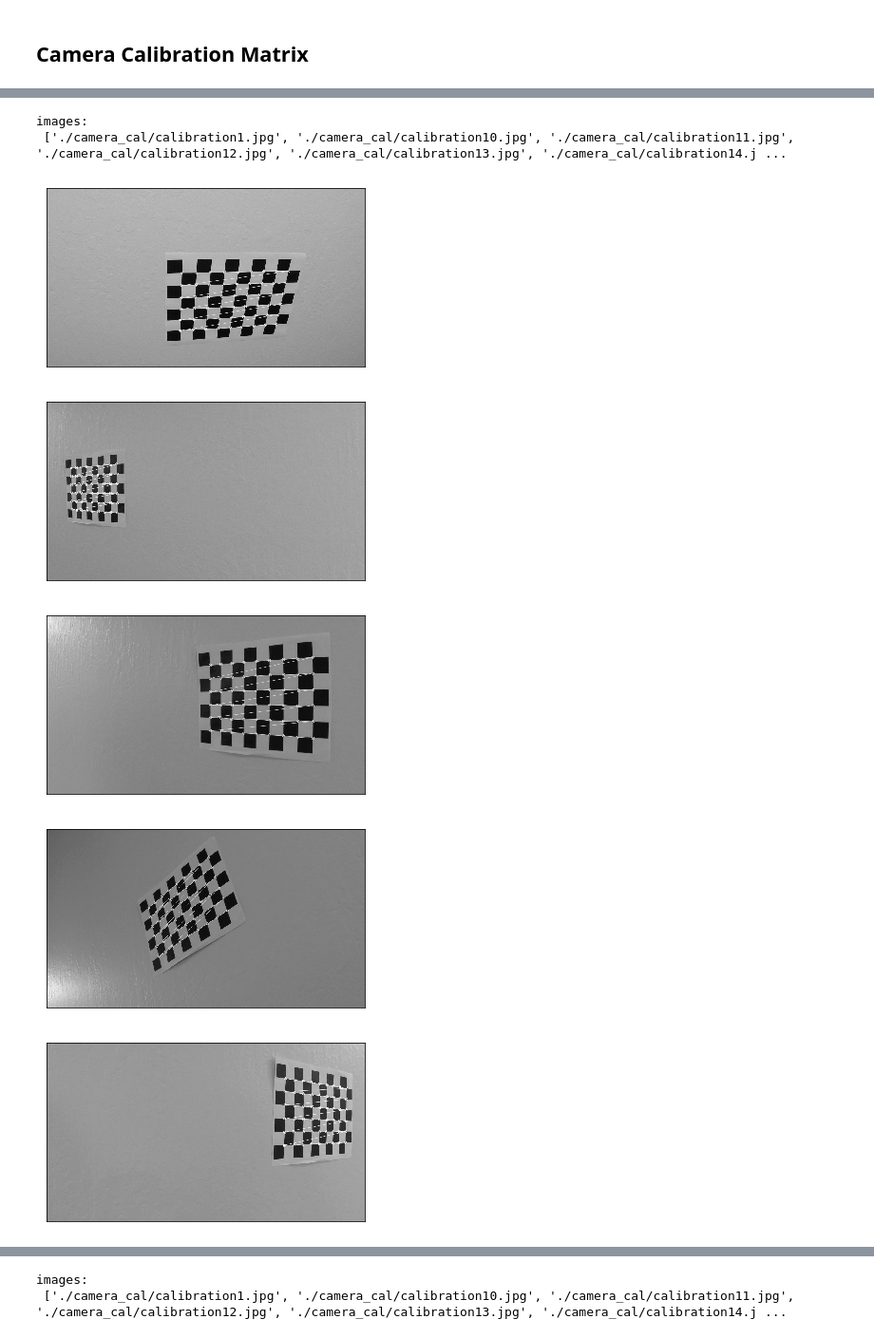
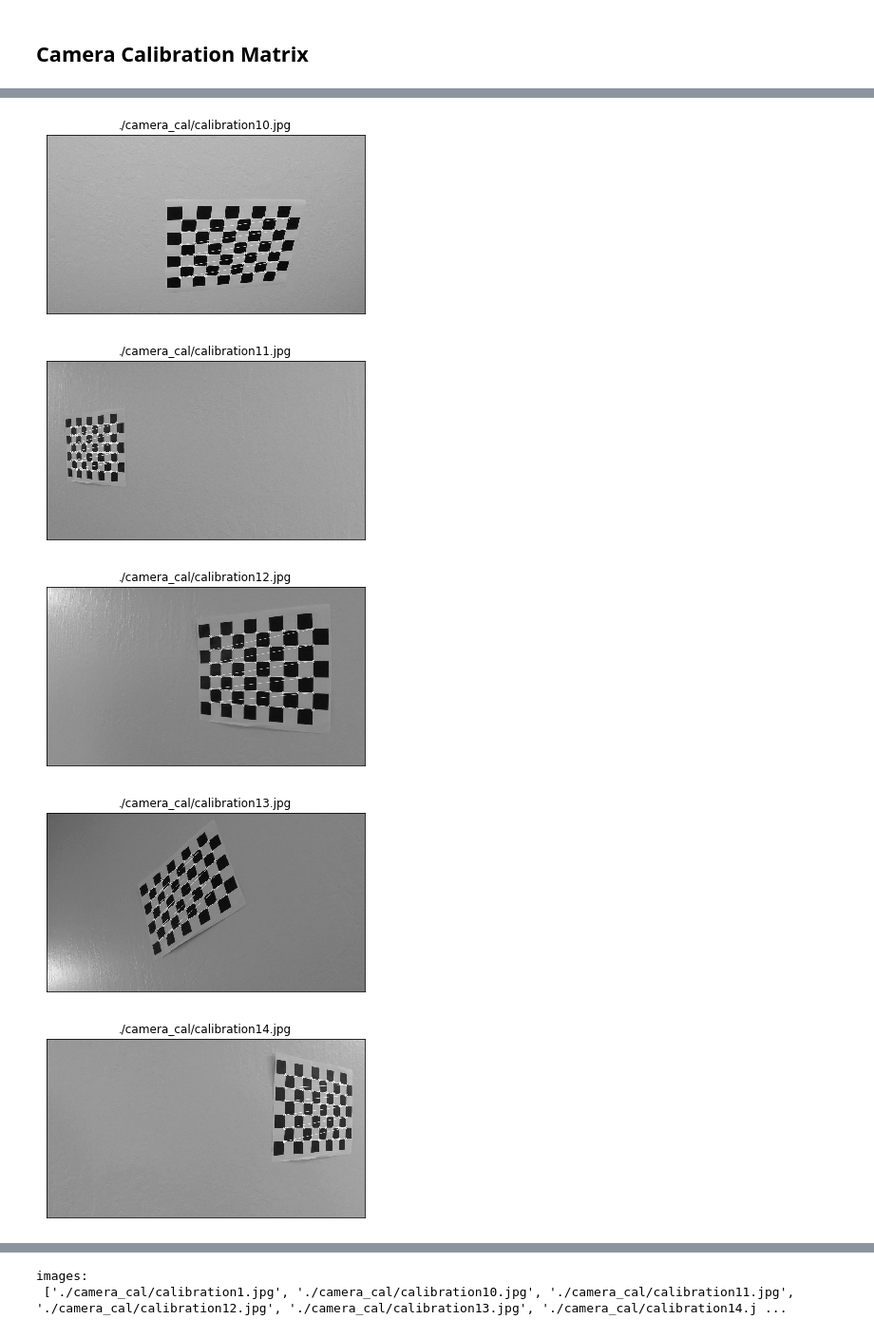
Before and after one commit to waterwheel31/SD_advanced_lane_finding, a Jupyter notebook: Advanced_Lane_Line_Detection.ipynb, the cells around one changed output, grey strips where cells are left out. Shown at 95% size. Saved outputs shown, nothing was run; the diff lists cells and outputs as text; code cells hidden in the pictures.

```diff
--- a/Advanced_Lane_Line_Detection.ipynb
+++ b/Advanced_Lane_Line_Detection.ipynb
@@ -51,34 +31,33 @@ print(imgpoints)
 # %%
 images = glob.glob('./camera_cal/calibration*.jpg')
 
-print('images:\n', images)
+#print('images:\n', images)
 
 #plt.figure(figsize=(20, 100))
 
 for i, fname in enumerate(images):
     img = cv2.imread(fname)
     img = cv2.cvtColor(img, cv2.COLOR_BGR2GRAY)
 
     ret, corners = cv2.findChessboardCorners(img, (9,6), None)
 
     if ret == True:
         objpoints.append(objp)
         imgpoints.append(corners)
 
         img = cv2.drawChessboardCorners(img, (9,6), corners, ret)
         plt.figure()
+        plt.title(fname)
         fig = plt.imshow(img, cmap = "gray")
 
         fig.axes.get_xaxis().set_visible(False)
         fig.axes.get_yaxis().set_visible(False)
 
         cv2.imwrite('./output_images/calibrate{:02d}.jpg'.format(i), img)
         #plt.savefig('./output_images/calibrate{:02d}.jpg'.format(i))
 # %% [output]
-images:
- ['./camera_cal/calibration1.jpg', './camera_cal/calibration10.jpg', './camera_cal/calibration11.jpg', './camera_cal/calibration12.jpg', './camera_cal/calibration13.jpg', './camera_cal/calibration14.j ...
-[figure, old version]
+[figure, new version]
-[figure, old version]
+[figure, new version]
-[figure, old version]
+[figure, new version]
-[figure, old version]
+[figure, new version]
-[figure, old version]
+[figure, new version]
```
Also changed, not shown: parts of 33 cells of this notebook, 43 other files.
